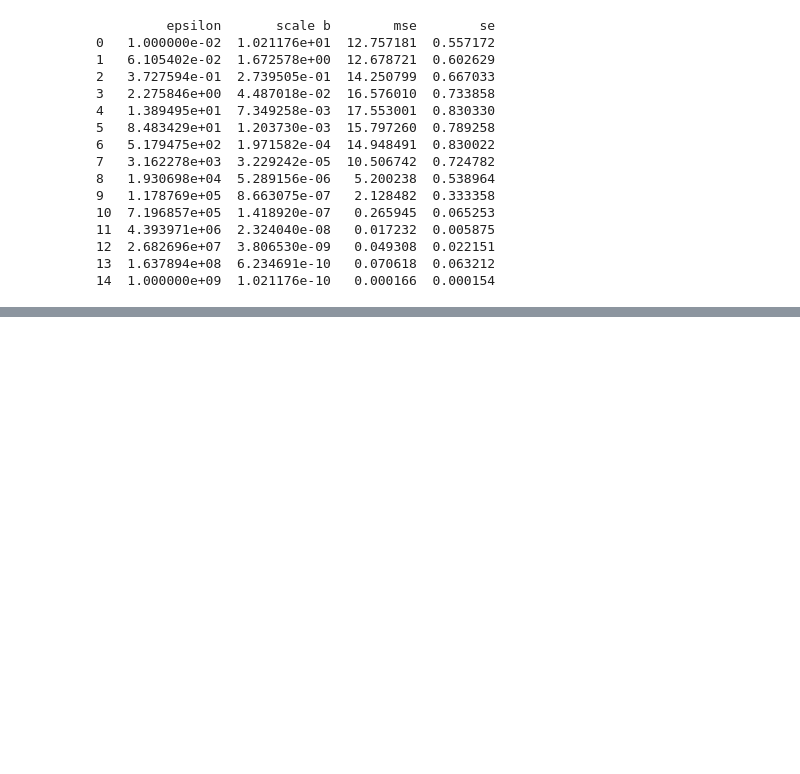
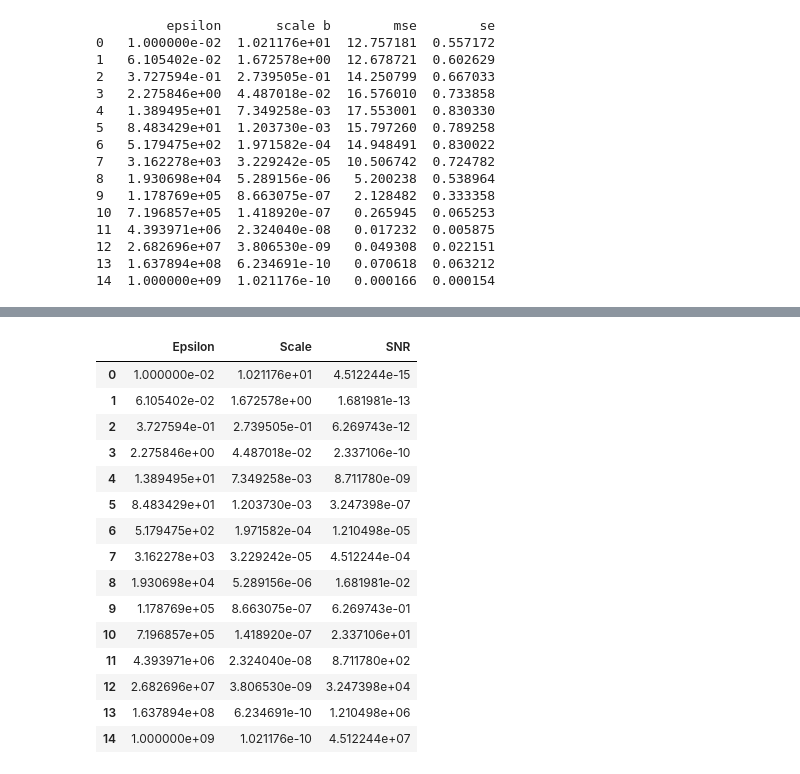
Before and after one commit to wakhee/math-7000-final-submission, a Jupyter notebook: simulation-7000.ipynb, the cells around one changed output, grey strips where cells are left out. Saved outputs shown, nothing was run; the diff lists cells and outputs as text; code cells hidden in the pictures; blank space fills up the shorter version.

```diff
--- a/simulation-7000.ipynb
+++ b/simulation-7000.ipynb
@@ -167,0 +188,21 @@ plt.show()
+# %%
+# signal to noise ratio
+snr  = np.var(w) / scales**2
+pd.DataFrame({"Epsilon": epsilon, "Scale": scales, "SNR":snr})
+# %% [output]
+|  | Epsilon | Scale | SNR |
+| 0 | 1.000000e-02 | 1.021176e+01 | 4.512244e-15 |
+| 1 | 6.105402e-02 | 1.672578e+00 | 1.681981e-13 |
+| 2 | 3.727594e-01 | 2.739505e-01 | 6.269743e-12 |
+| 3 | 2.275846e+00 | 4.487018e-02 | 2.337106e-10 |
+| 4 | 1.389495e+01 | 7.349258e-03 | 8.711780e-09 |
+| 5 | 8.483429e+01 | 1.203730e-03 | 3.247398e-07 |
+| 6 | 5.179475e+02 | 1.971582e-04 | 1.210498e-05 |
+| 7 | 3.162278e+03 | 3.229242e-05 | 4.512244e-04 |
+| 8 | 1.930698e+04 | 5.289156e-06 | 1.681981e-02 |
+| 9 | 1.178769e+05 | 8.663075e-07 | 6.269743e-01 |
+| 10 | 7.196857e+05 | 1.418920e-07 | 2.337106e+01 |
+| 11 | 4.393971e+06 | 2.324040e-08 | 8.711780e+02 |
+| 12 | 2.682696e+07 | 3.806530e-09 | 3.247398e+04 |
+| 13 | 1.637894e+08 | 6.234691e-10 | 1.210498e+06 |
+| 14 | 1.000000e+09 | 1.021176e-10 | 4.512244e+07 |
```
Also changed, not shown: parts of 10 cells of this notebook, 1 other file.
